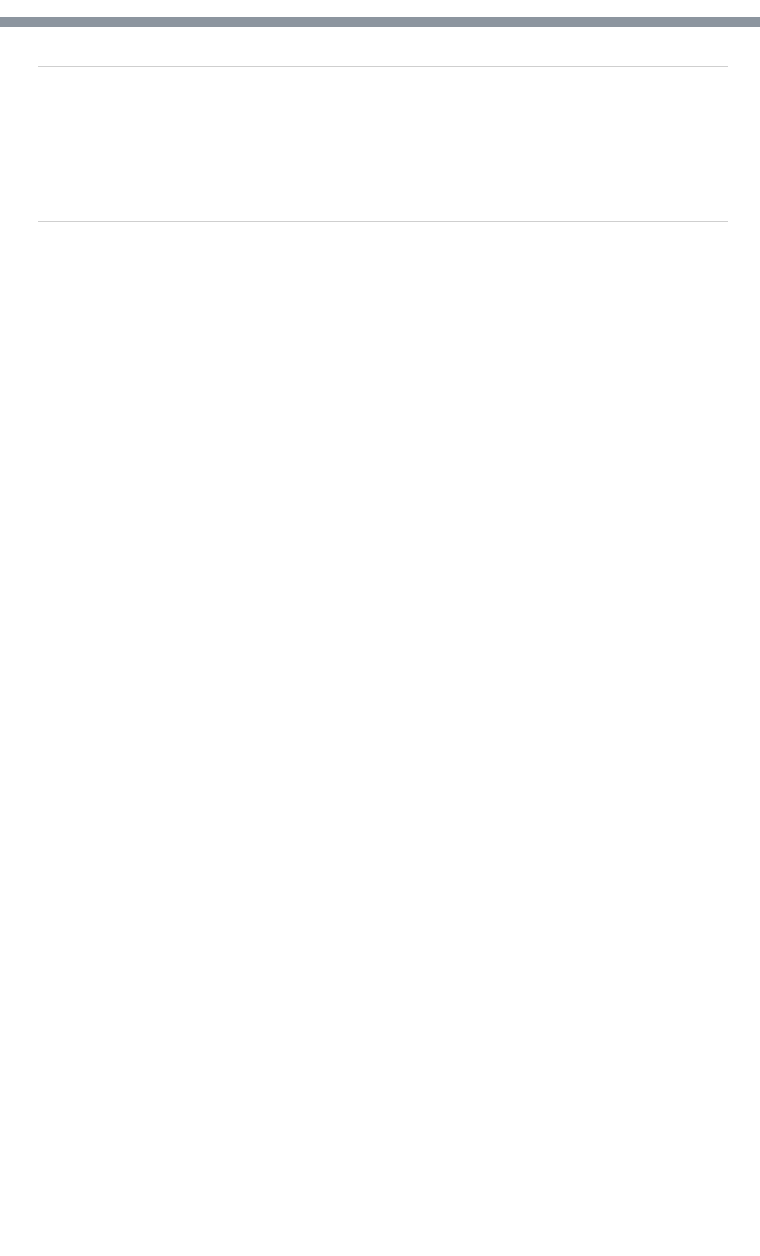
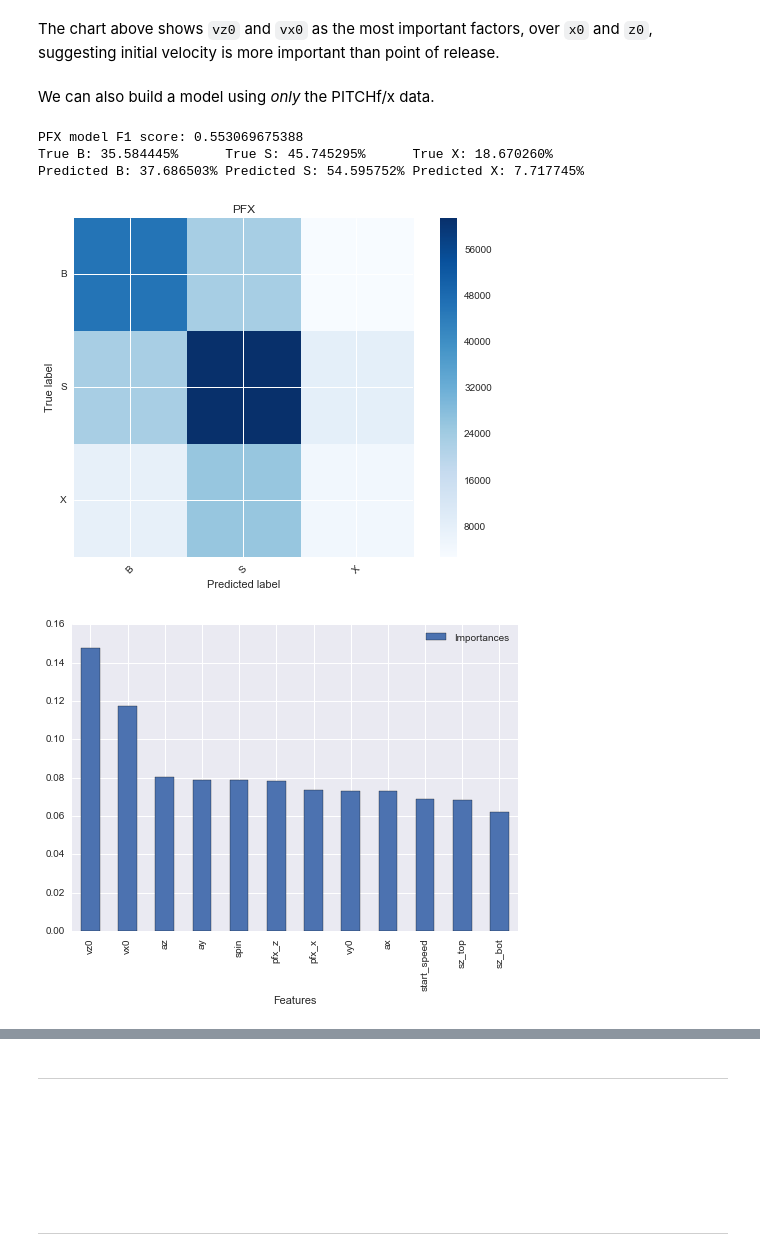
Before and after one commit to swizzard/GA-DAT-38-HW, a Jupyter notebook: final-project/modeling-performance/modeling-performance.ipynb, the cells around one changed output, grey strips where cells are left out. Drawn from its saved outputs; the diff is of its cells as text; code cells hidden in the pictures; blank space fills up the shorter version.

```diff
--- a/final-project/modeling-performance/modeling-performance.ipynb
+++ b/final-project/modeling-performance/modeling-performance.ipynb
@@ -176,0 +140,12 @@ cross_val_score(mb, preds, type_b_2010, scoring='roc_auc').mean()
+# %% [markdown]
+The chart above shows `vz0` and `vx0` as the most important factors, over `x0` and `z0`, suggesting initial velocity is more important than point of release.
+# %% [markdown]
+We can also build a model using _only_ the PITCHf/x data.
+# %%
+pfx_only, pfx_only_predictions = util.train_and_plot(RandomForestClassifier, train, test, pfx_cols, 'PFX', **m_kwargs)
+# %% [output]
+PFX model F1 score: 0.553069675388
+True B: 35.584445%      True S: 45.745295%      True X: 18.670260%
+Predicted B: 37.686503% Predicted S: 54.595752% Predicted X: 7.717745%
+[figure, added]
+[figure, added]
```
Also changed, not shown: parts of 78 cells of this notebook, 1 other file.
